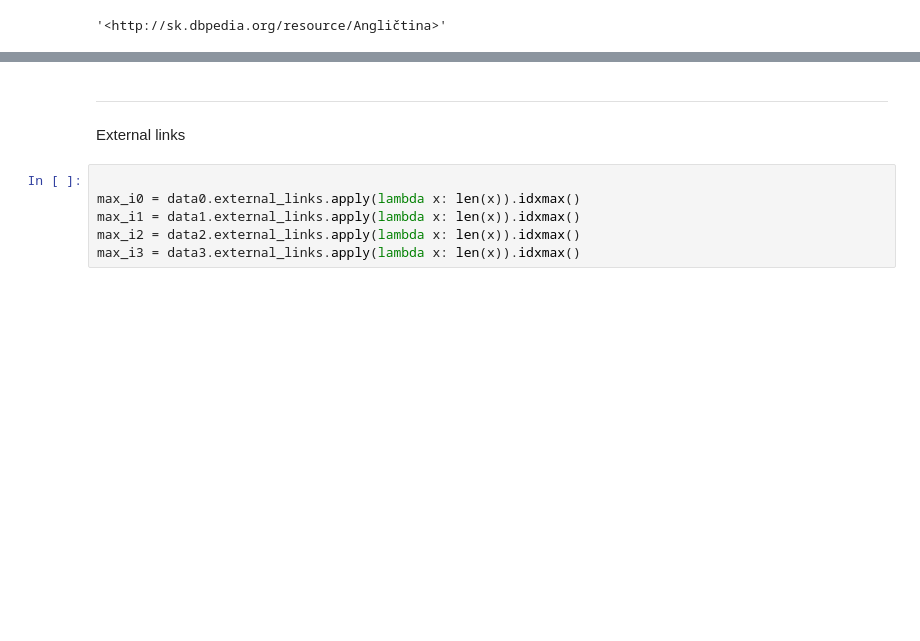
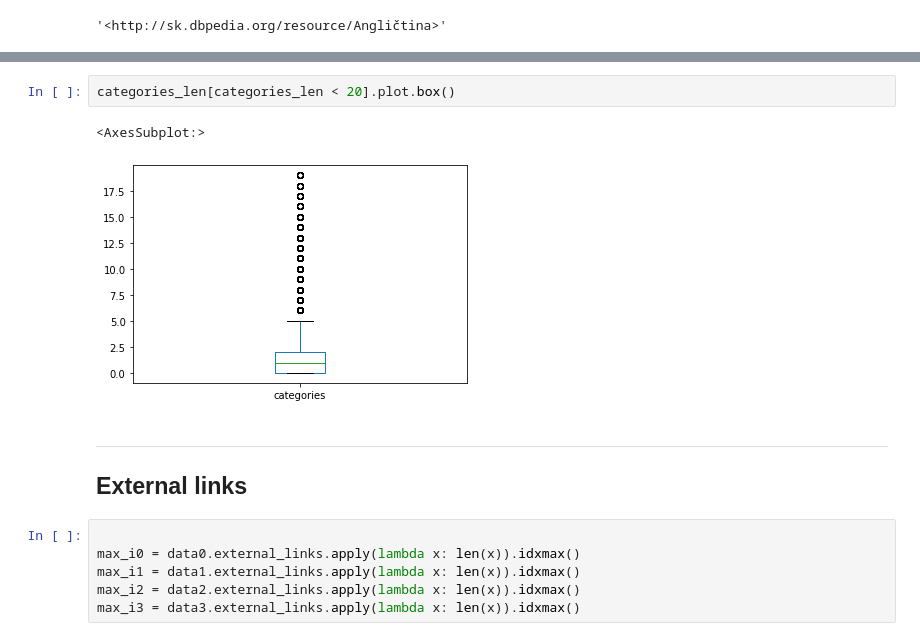
Before and after one commit to Kesleroman/DbPediaSk_HadoopParser, a Jupyter notebook: src/main/analysis/analysis.ipynb, the cells around one changed output, grey strips where cells are left out. Drawn from its saved outputs; the diff is of its cells as text; blank space fills up the shorter version.

```diff
--- a/src/main/analysis/analysis.ipynb
+++ b/src/main/analysis/analysis.ipynb
@@ -101,6 +98,11 @@ data0.iloc[max_i0].categories
+# %%
+categories_len[categories_len < 20].plot.box()
+# %% [output]
+<AxesSubplot:>
+[figure, added]
 # %% [markdown]
 -----------
-External links
+## External links
 # %%
 
 max_i0 = data0.external_links.apply(lambda x: len(x)).idxmax()
```
Also changed, not shown: parts of 10 cells of this notebook.
